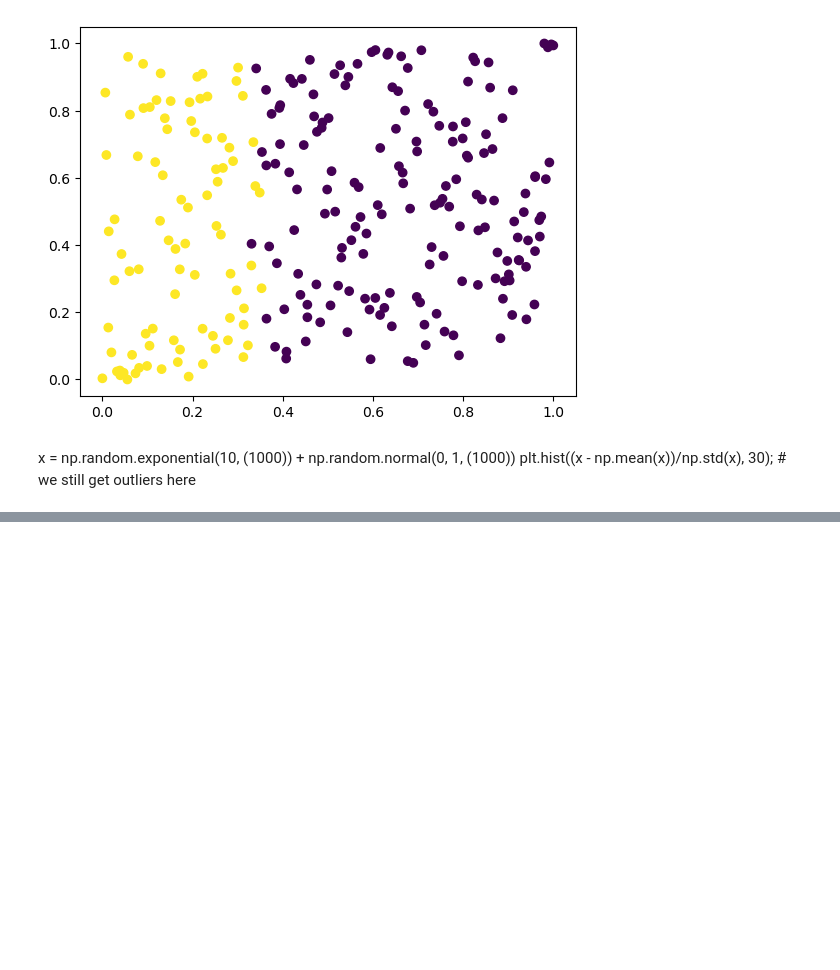
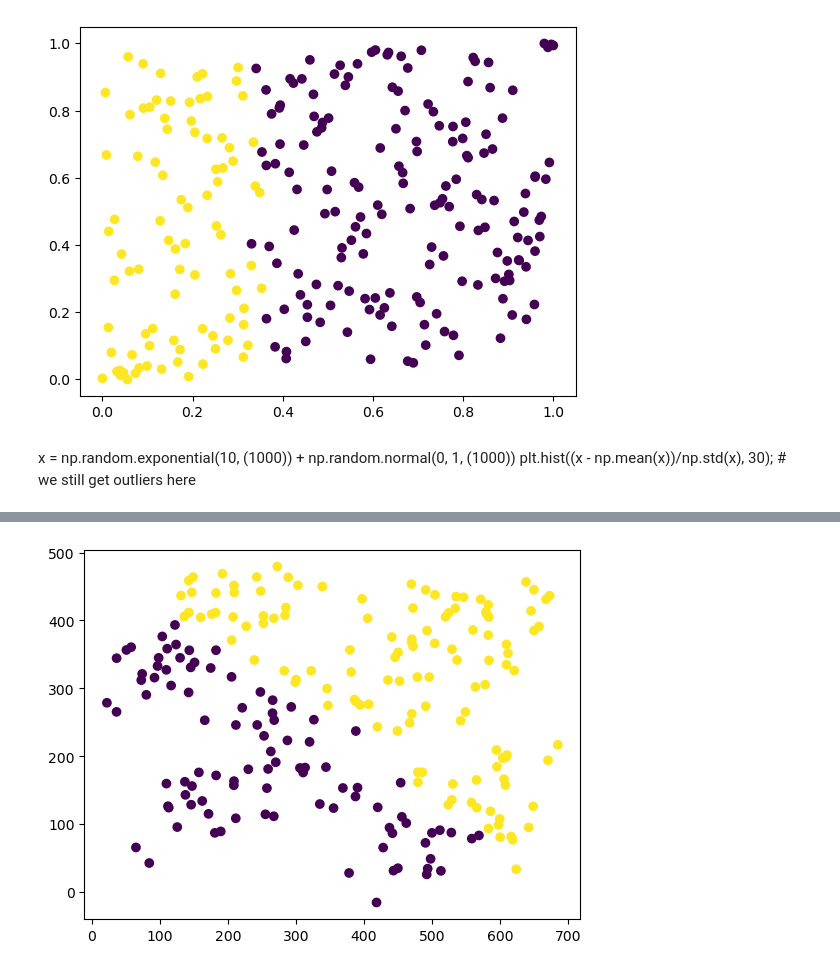
Before and after one commit to muhammadhananbaloch/Machine-Learning-Python, a Jupyter notebook: Scikit Learn/Preprocess.ipynb, the cells around one changed output, grey strips where cells are left out. Drawn from its saved outputs; the diff is of its cells as text; code cells hidden in the pictures; blank space fills up the shorter version.

Commit message:
Transform data using preprocessing feature and comvert non numeric to numeric for pp and scale data.

```diff
--- a/Scikit Learn/Preprocess.ipynb
+++ b/Scikit Learn/Preprocess.ipynb
@@ -32,0 +42,13 @@ plt.hist((x - np.mean(x))/np.std(x), 30); # we still get outliers here
+# %%
+from sklearn.linear_model import LogisticRegression
+from sklearn.pipeline import Pipeline
+
+pipe = Pipeline([
+    ('scale', QuantileTransformer(n_quantiles=100)),
+    ('model', LogisticRegression())
+])
+
+pred = pipe.fit(X,y).predict(X)
+plt.scatter(X[:,0], X[:, 1], c = pred); # not good for logistic regression because not a staight line dividing two colors
+# %% [output]
+[figure, added]
```
Also changed, not shown: parts of 11 cells of this notebook.
